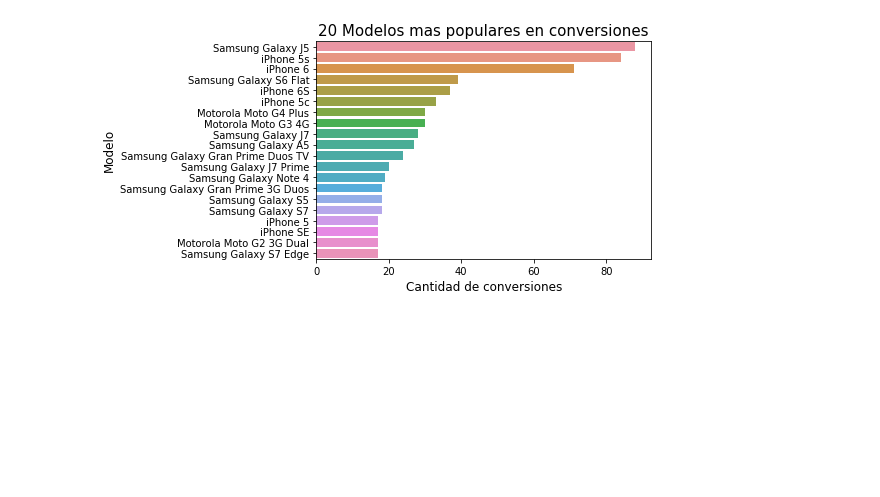
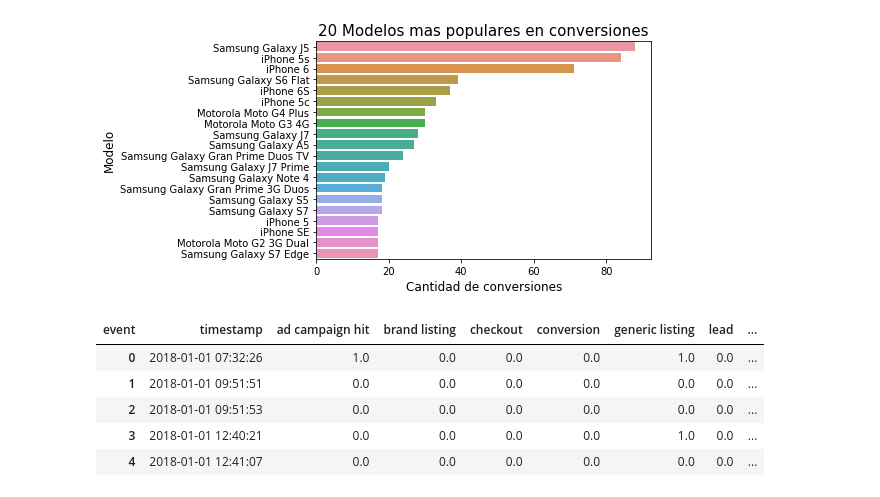
Before and after one commit to IgnacioKomar/OrganizacionDeDatos, a Jupyter notebook: TP1.ipynb, the cells around one changed output. Cells and saved outputs as stored; diff of their text form; code cells hidden in the pictures; blank space fills up the shorter version.

```diff
--- a/TP1.ipynb
+++ b/TP1.ipynb
@@ -134,11 +195,18 @@ Text(0,0.5,'Modelo')
 # %%
 #cantidad de personas por evento en cada una de las fechas
 cont = datos_completo.groupby(['timestamp', 'event']).count()
 contEvents = cont.pivot_table(index = 'timestamp', columns = 'event', values = 'person')
 contEvents.groupby('timestamp').head()
 persEvent = contEvents.fillna(0)
 new1 = persEvent.reset_index()
 #Agrego dias y meses
 new1['timestamp'] = pd.to_datetime(new1['timestamp'], format='%Y%m%d %H:%M:%S.%f')
 new1['mes'] = new1['timestamp'].dt.month
-new1['dia'] = new1['timestamp'].dt.day
+new1.head()
+# %% [output]
+| event | timestamp | ad campaign hit | brand listing | checkout | conversion | generic listing | lead | ... |
+| 0 | 2018-01-01 07:32:26 | 1.0 | 0.0 | 0.0 | 0.0 | 1.0 | 0.0 | ... |
+| 1 | 2018-01-01 09:51:51 | 0.0 | 0.0 | 0.0 | 0.0 | 0.0 | 0.0 | ... |
+| 2 | 2018-01-01 09:51:53 | 0.0 | 0.0 | 0.0 | 0.0 | 0.0 | 0.0 | ... |
+| 3 | 2018-01-01 12:40:21 | 0.0 | 0.0 | 0.0 | 0.0 | 1.0 | 0.0 | ... |
+| 4 | 2018-01-01 12:41:07 | 0.0 | 0.0 | 0.0 | 0.0 | 0.0 | 0.0 | ... |
```
Also changed, not shown: parts of 10 cells of this notebook.
